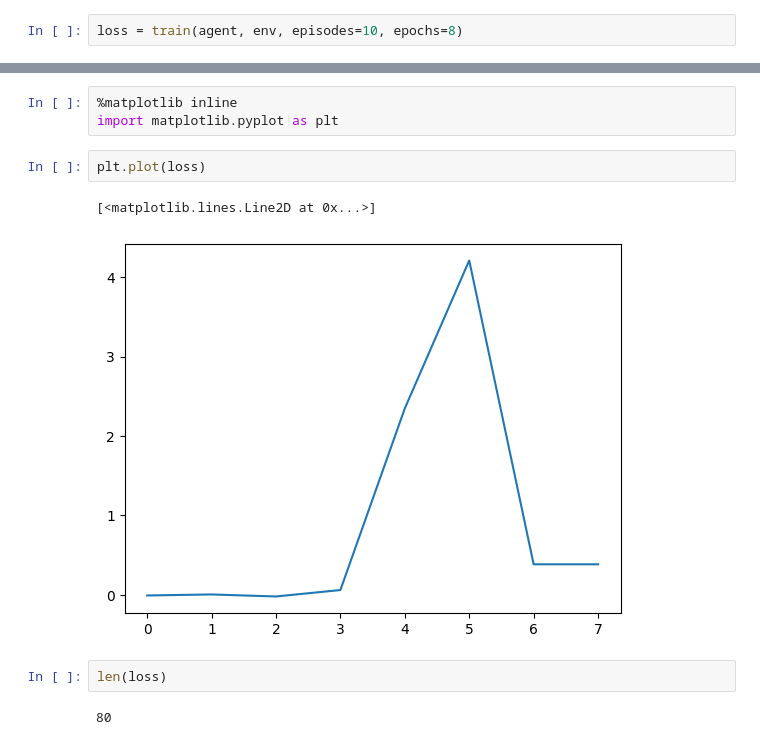
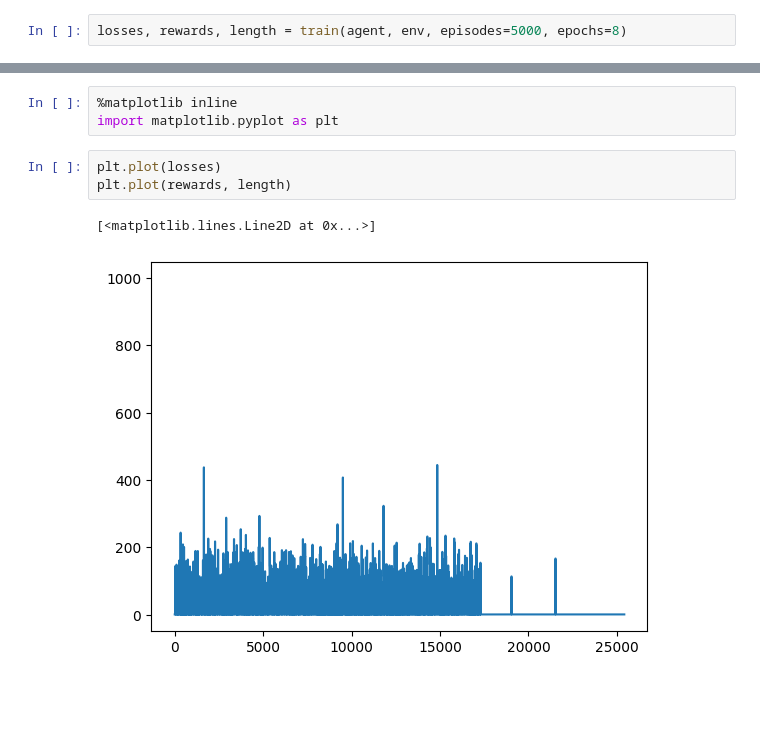
Before and after one commit to StanDobrev11/DeepLearning, a Jupyter notebook: custom_ppo_mountain_car.ipynb, the cells around one changed output, grey strips where cells are left out. Drawn from its saved outputs; the diff is of its cells as text; blank space fills up the shorter version.

```diff
--- a/custom_ppo_mountain_car.ipynb
+++ b/custom_ppo_mountain_car.ipynb
@@ -417,4 +478,4 @@ observation_space_dim = env.observation_space.shape[0]
 # %%
 agent = MountainCar(action_space_dim, observation_space_dim)
 # %%
-loss = train(agent, env, episodes=10, epochs=8)
+losses, rewards, length = train(agent, env, episodes=5000, epochs=8)
@@ -422,11 +502,8 @@ loss = train(agent, env, episodes=10, epochs=8)
 %matplotlib inline
 import matplotlib.pyplot as plt
 # %%
-plt.plot(loss)
+plt.plot(losses)
+plt.plot(rewards, length)
 # %% [output]
 [<matplotlib.lines.Line2D at 0x...>]
-[figure, old version]
+[figure, new version]
-# %%
-len(loss)
-# %% [output]
-80
```
Also changed, not shown: parts of 4 cells of this notebook, 1 other file.
